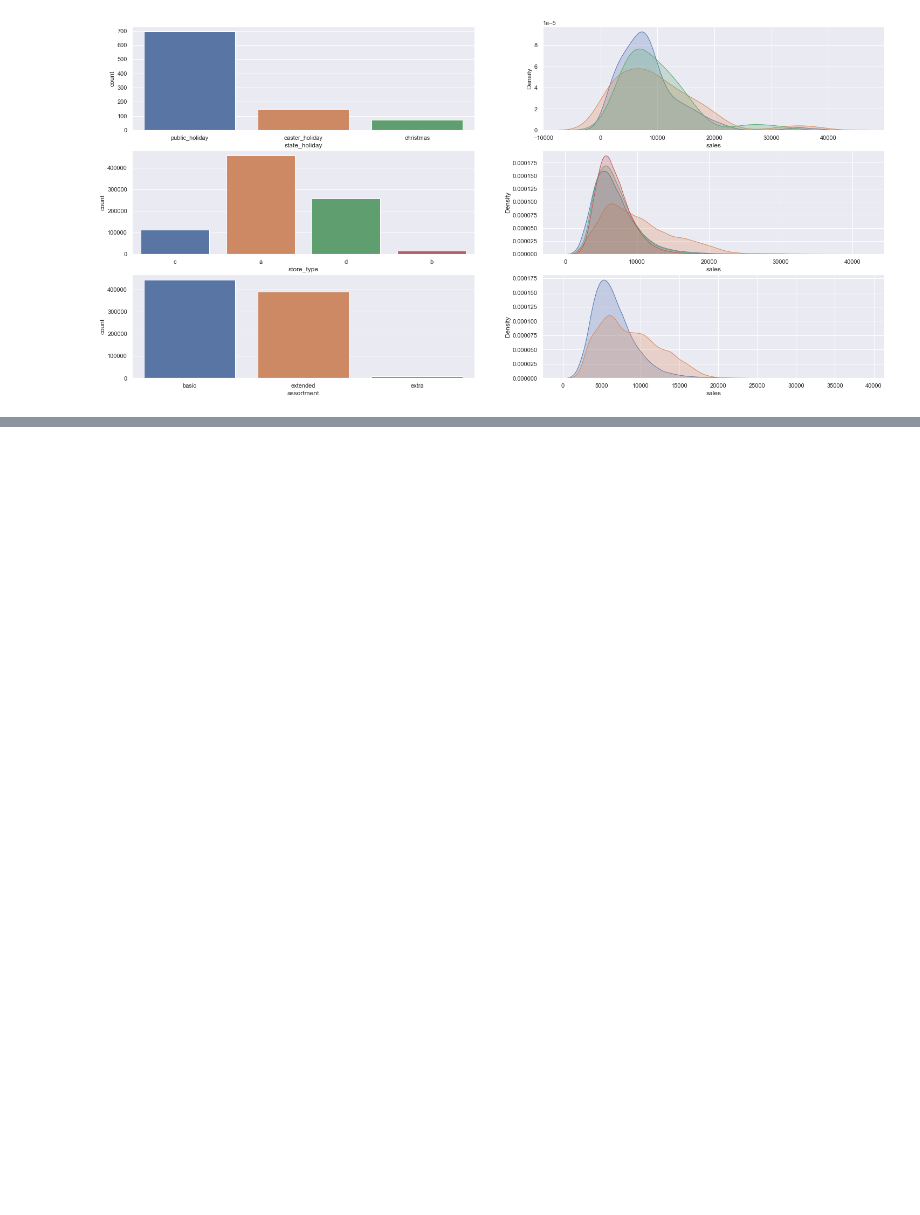
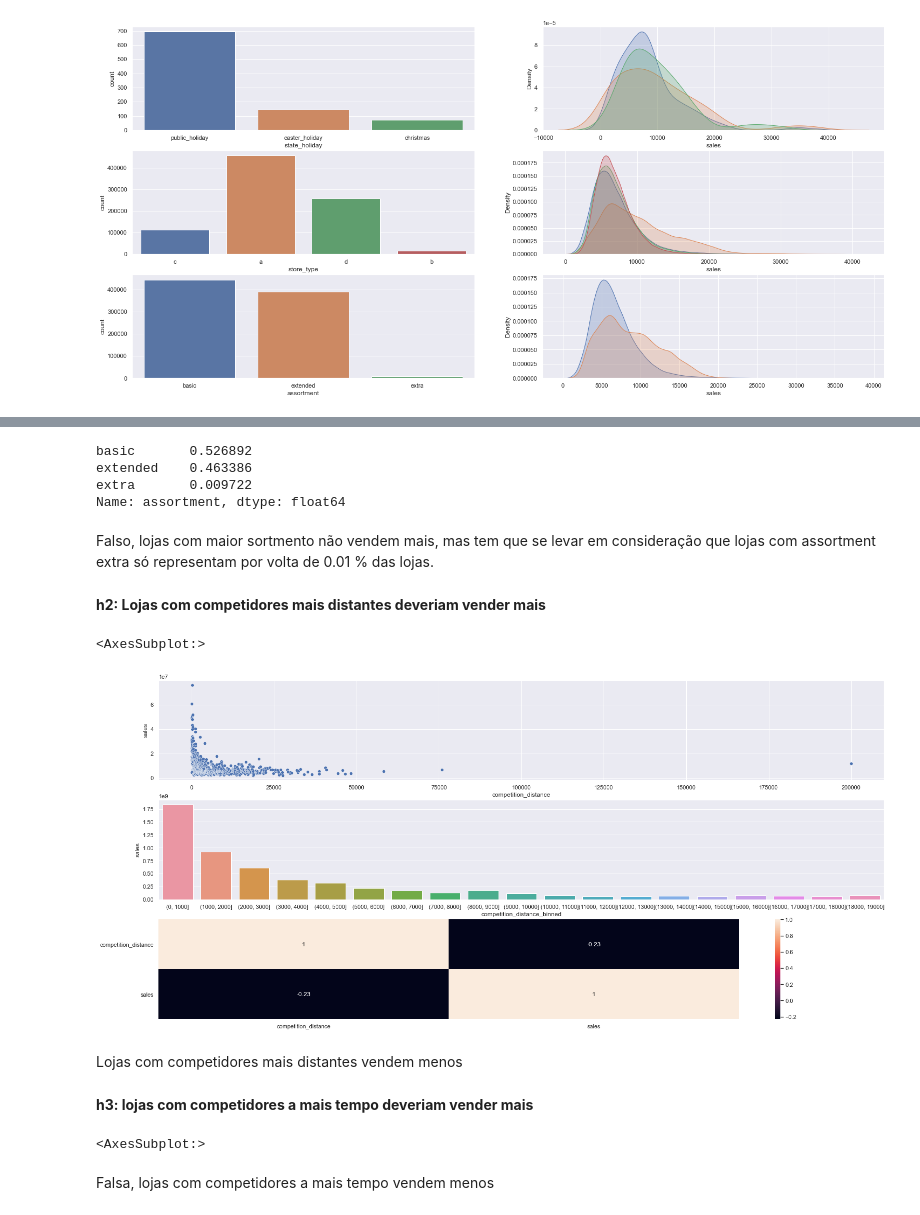
Before and after one commit to lavinomenezes/Ds_em_producao, a Jupyter notebook: Ds_em_producao_03_exploratory_data_analysis.ipynb, the cells around one changed output, grey strips where cells are left out. Cells and saved outputs as stored; diff of their text form; code cells hidden in the pictures; blank space fills up the shorter version.

```diff
--- a/Ds_em_producao_03_exploratory_data_analysis.ipynb
+++ b/Ds_em_producao_03_exploratory_data_analysis.ipynb
@@ -137,0 +142,43 @@ aux =df4[df4['assortment']=='extended']['sales']
+# %%
+df4['assortment'].value_counts(normalize=True)
+# %% [output]
+basic       0.526892
+extended    0.463386
+extra       0.009722
+Name: assortment, dtype: float64
+# %% [markdown]
+Falso, lojas com maior sortmento não vendem mais, mas tem que se levar em consideração que lojas com assortment extra só representam por volta de 0.01 % das lojas.
+# %% [markdown]
+**h2: Lojas com competidores mais distantes deveriam vender mais**
+# %%
+h2 = df4[['competition_distance','sales']].groupby('competition_distance').sum().reset_index()
+bins = list(np.arange(0,20000,1000))
+h2['competition_distance_binned'] = pd.cut(h2['competition_distance'],bins=bins)
+plt.subplot(3,1,1)
+sns.scatterplot(x='competition_distance',y='sales',data=h2);
+plt.subplot(3,1,2)
+h2_b = h2[['competition_distance_binned','sales']].groupby('competition_distance_binned').sum().reset_index()
+sns.barplot(x='competition_distance_binned',y='sales',data=h2_b);
+plt.subplot(3,1,3)
+sns.heatmap(h2.corr(method='pearson'),annot=True)
+# %% [output]
+<AxesSubplot:>
+[figure, added]
+# %% [markdown]
+Lojas com competidores mais distantes vendem menos
+# %% [markdown]
+**h3: lojas com competidores a mais tempo deveriam vender mais**
+# %%
+h3 = df4[['competition_time_month','sales']].groupby('competition_time_month').sum().reset_index()
+h3 = h3[(h3['competition_time_month'] < 120)&(h3['competition_time_month']!=0)]
+plt.subplot(3,1,1)
+sns.barplot(x='competition_time_month',y='sales',data=h3)
+plt.xticks(rotation=90);
+plt.subplot(3,1,2)
+sns.regplot(x='competition_time_month',y='sales',data=h3)
+plt.subplot(3,1,3)
+sns.heatmap(h3.corr(method='pearson'),annot=True)
+# %% [output]
+<AxesSubplot:>
+# %% [markdown]
+Falsa, lojas com competidores a mais tempo vendem menos
```
Also changed, not shown: parts of 6 cells of this notebook.
